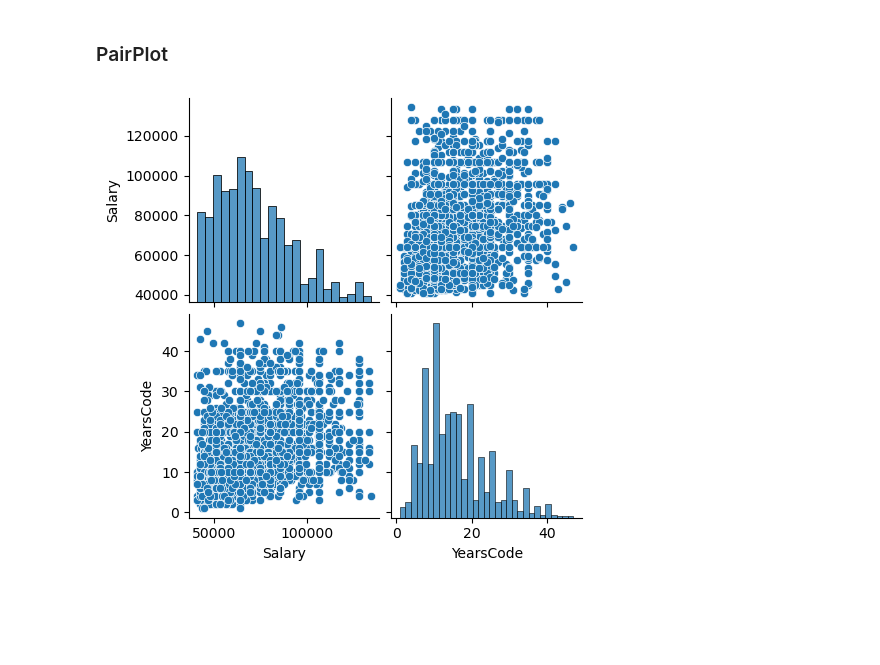
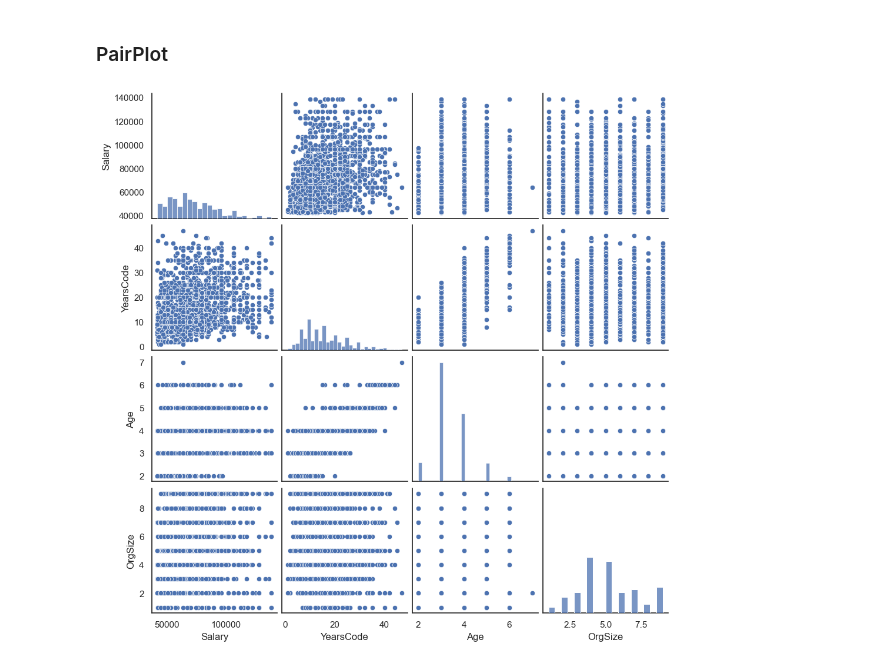
Before and after one commit to LucaF171/DataLiteracyProject, a Jupyter notebook: correlation_and_plots.ipynb, the cells around one changed output. Saved outputs shown, nothing was run; the diff lists cells and outputs as text; code cells hidden in the pictures; blank space fills up the shorter version.

```diff
--- a/correlation_and_plots.ipynb
+++ b/correlation_and_plots.ipynb
@@ -20,5 +9,6 @@ from typing import Optional
 # %%
 df_ger = pd.read_csv("data/preprocessed_survey_results.csv")
+df_ger_encoded = pd.read_csv("data/preprocessed_survey_results_encoded.csv")
 # %% [markdown]
 #### Helper Functions
 # %%
@@ -223,7 +182,7 @@ ridge_plot(df_reg[['Salary', 'OrgSize']], y_label='OrgSize', x_label='Salary', r
 # %% [markdown]
 ### PairPlot
 # %%
-rel = sns.pairplot(df_ger[['Salary', 'YearsCode', 'Age', 'OrgSize']])
+rel = sns.pairplot(df_ger_encoded[['Salary', 'YearsCode', 'Age', 'OrgSize']])
 rel.fig.subplots_adjust(top=.95)
 # %% [output]
-[figure, old version]
+[figure, new version]
```
Also changed, not shown: parts of 13 cells of this notebook, 3 other files.
